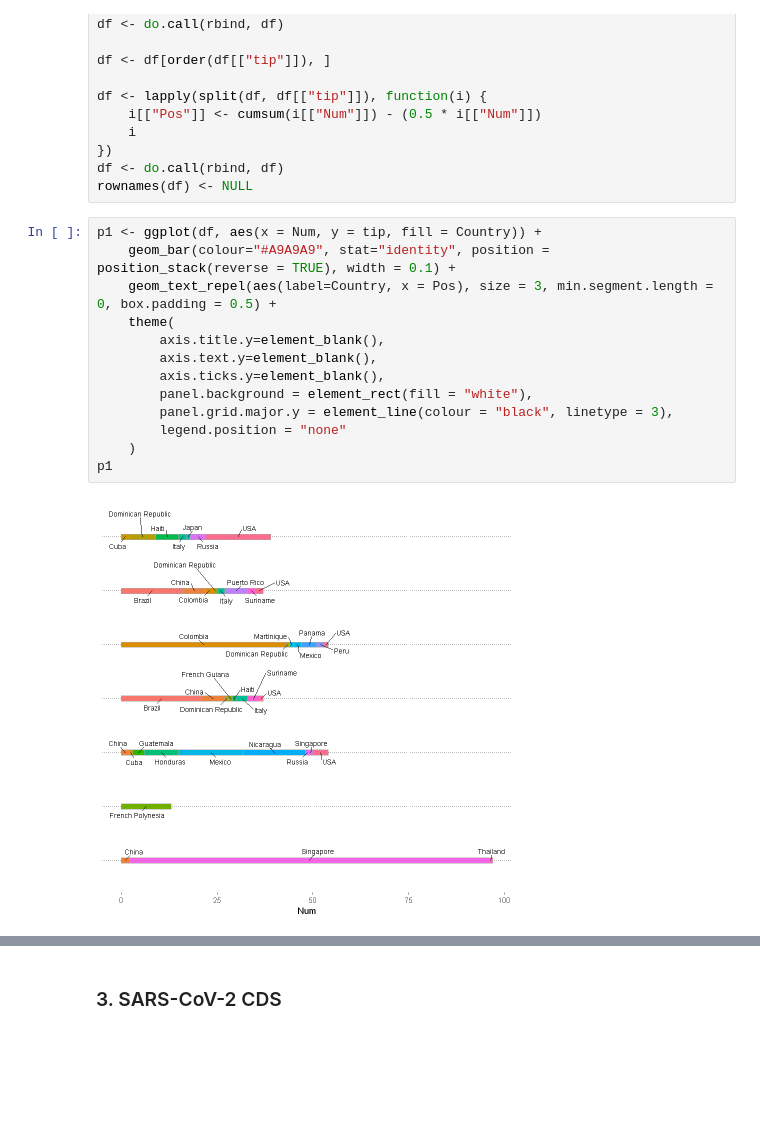
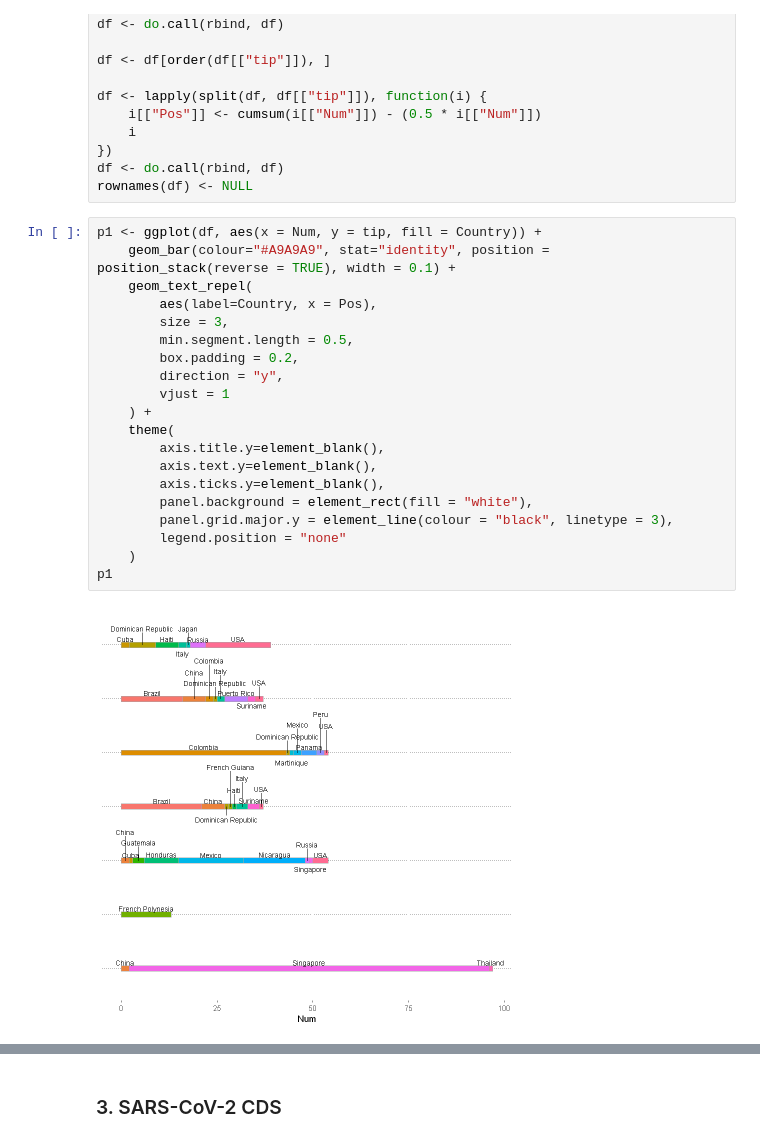
Before and after one commit to Takkoona/phyloColoring, a Jupyter notebook: 1.1_find_fixations.ipynb, the cells around one changed output, grey strips where cells are left out. Saved outputs shown, nothing was run; the diff lists cells and outputs as text; blank space fills up the shorter version.

```diff
--- a/1.1_find_fixations.ipynb
+++ b/1.1_find_fixations.ipynb
@@ -306,18 +306,25 @@ rownames(df) <- NULL
 # %%
 p1 <- ggplot(df, aes(x = Num, y = tip, fill = Country)) +
     geom_bar(colour="#A9A9A9", stat="identity", position = position_stack(reverse = TRUE), width = 0.1) +
-    geom_text_repel(aes(label=Country, x = Pos), size = 3, min.segment.length = 0, box.padding = 0.5) +
+    geom_text_repel(
+        aes(label=Country, x = Pos),
+        size = 3,
+        min.segment.length = 0.5,
+        box.padding = 0.2,
+        direction = "y",
+        vjust = 1
+    ) +
     theme(
         axis.title.y=element_blank(),
         axis.text.y=element_blank(),
         axis.ticks.y=element_blank(),
         panel.background = element_rect(fill = "white"),
         panel.grid.major.y = element_line(colour = "black", linetype = 3),
         legend.position = "none"
     )
 p1
 # %% [output]
-[figure, old version]
+[figure, new version]
 # %%
 p <- ggtree(tr) + geom_tiplab(align = TRUE) +
     geom_label_repel(aes(x=branch, label=SNPs), fill='lightgreen', min.segment.length = 0) +
```
Also changed, not shown: parts of 8 cells of this notebook, 4 other files.
